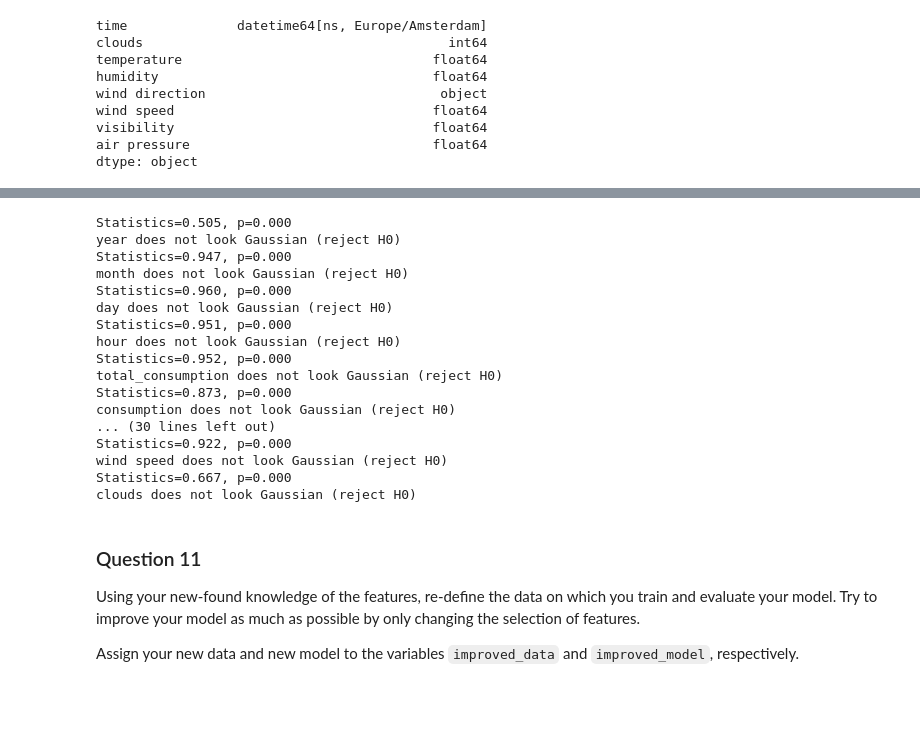
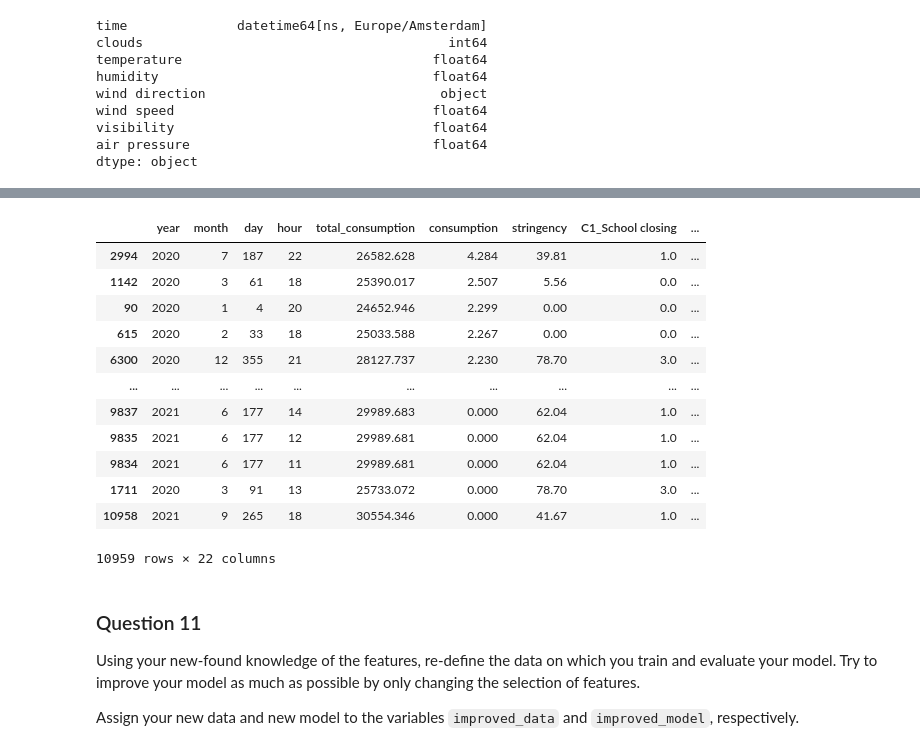
Before and after one commit to PanosBn/IoTGroup9, a Jupyter notebook: assignment.ipynb, the cells around one changed output, grey strips where cells are left out. Drawn from its saved outputs; the diff is of its cells as text; code cells hidden in the pictures; blank space fills up the shorter version.

```diff
--- a/assignment.ipynb
+++ b/assignment.ipynb
@@ -968,32 +948,23 @@ print(question_features)
-# %%
-for column in combined_data.columns:
-    normality_test(column,combined_data)
-# %% [output]
-Statistics=0.505, p=0.000
-year does not look Gaussian (reject H0)
-Statistics=0.947, p=0.000
-month does not look Gaussian (reject H0)
-Statistics=0.960, p=0.000
-day does not look Gaussian (reject H0)
-Statistics=0.951, p=0.000
-hour does not look Gaussian (reject H0)
-Statistics=0.952, p=0.000
-total_consumption does not look Gaussian (reject H0)
-Statistics=0.873, p=0.000
-consumption does not look Gaussian (reject H0)
-... (30 lines left out)
-Statistics=0.922, p=0.000
-wind speed does not look Gaussian (reject H0)
-Statistics=0.667, p=0.000
-clouds does not look Gaussian (reject H0)
 # %%
-# combined_data = combined_data.dropna()
-# combined_data
 
 # correlations = combined_data[combined_data.columns[1:-1]].apply(lambda x: x.corr(combined_data['consumption']))
 # correlations.sort_values(ascending=False)
 
-# combined_data.corr(method='spearman')['consumption']
+combined_data.sort_values(by='consumption', ascending=False)
+# %% [output]
+|  | year | month | day | hour | total_consumption | consumption | stringency | C1_School closing | ... |
+| 2994 | 2020 | 7 | 187 | 22 | 26582.628 | 4.284 | 39.81 | 1.0 | ... |
+| 1142 | 2020 | 3 | 61 | 18 | 25390.017 | 2.507 | 5.56 | 0.0 | ... |
+| 90 | 2020 | 1 | 4 | 20 | 24652.946 | 2.299 | 0.00 | 0.0 | ... |
+| 615 | 2020 | 2 | 33 | 18 | 25033.588 | 2.267 | 0.00 | 0.0 | ... |
+| 6300 | 2020 | 12 | 355 | 21 | 28127.737 | 2.230 | 78.70 | 3.0 | ... |
+| ... | ... | ... | ... | ... | ... | ... | ... | ... | ... |
+| 9837 | 2021 | 6 | 177 | 14 | 29989.683 | 0.000 | 62.04 | 1.0 | ... |
+| 9835 | 2021 | 6 | 177 | 12 | 29989.681 | 0.000 | 62.04 | 1.0 | ... |
+| 9834 | 2021 | 6 | 177 | 11 | 29989.681 | 0.000 | 62.04 | 1.0 | ... |
+| 1711 | 2020 | 3 | 91 | 13 | 25733.072 | 0.000 | 78.70 | 3.0 | ... |
+| 10958 | 2021 | 9 | 265 | 18 | 30554.346 | 0.000 | 41.67 | 1.0 | ... |
+10959 rows × 22 columns
 # %% [markdown]
 ### Question 11 ###
 
```
Also changed, not shown: parts of 30 cells of this notebook.
